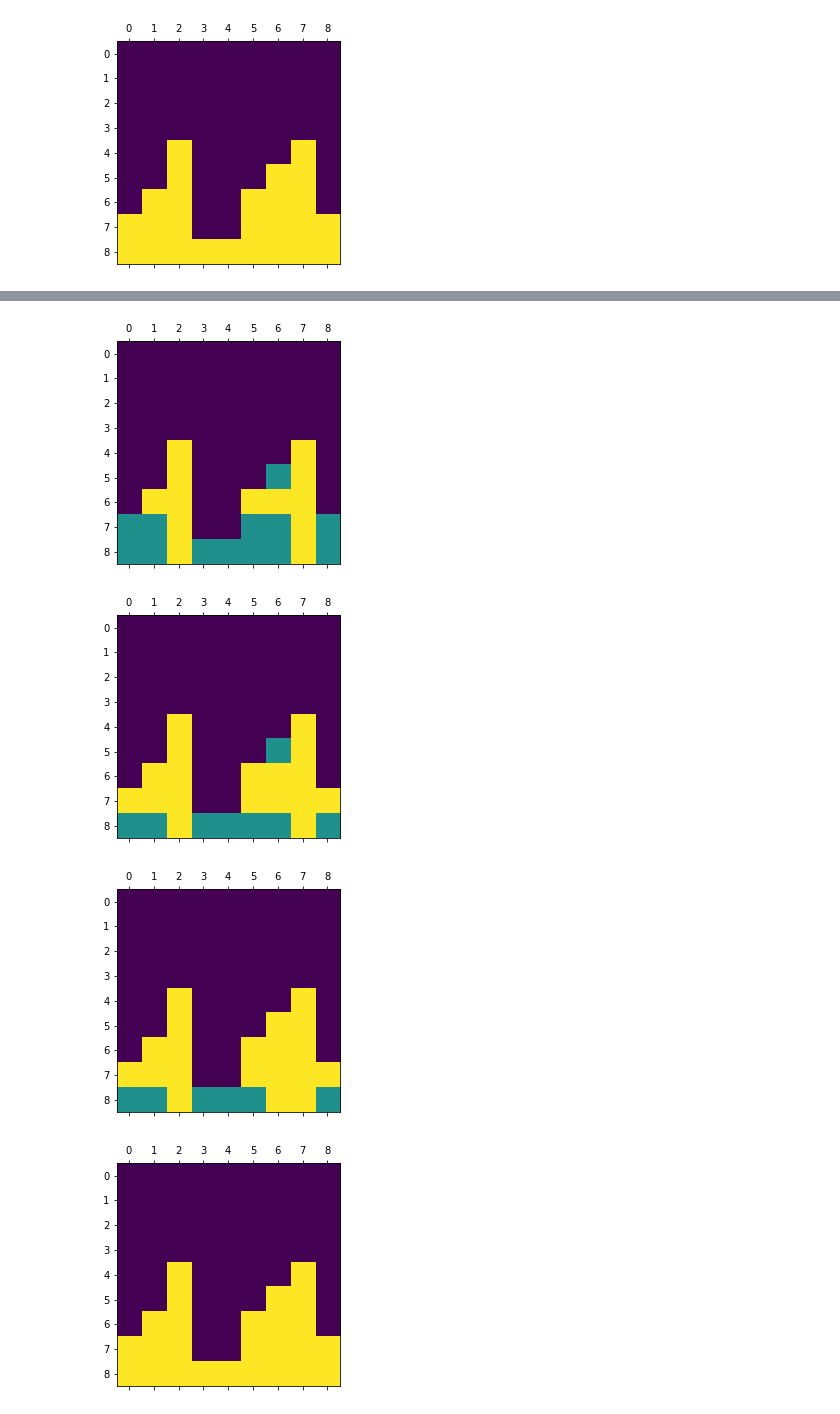
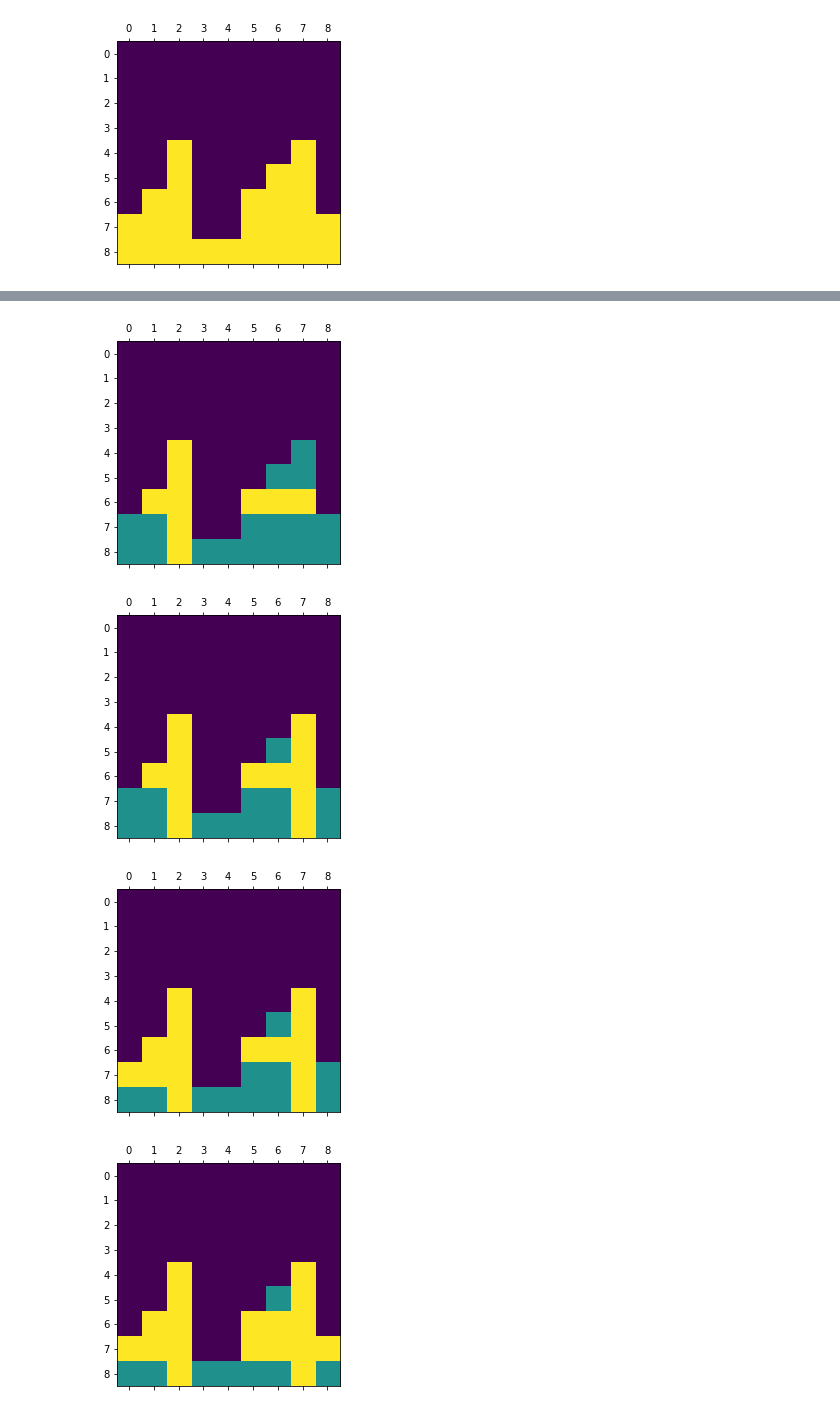
Before and after one commit to EDAII/lista6-ViniciusFerreira-IcaroPires, a Jupyter notebook: lista_6.ipynb, the cells around one changed output, grey strips where cells are left out. Drawn from its saved outputs; the diff is of its cells as text; code cells hidden in the pictures.

Commit message:
Add begin and end parameter for row execution
Signed-off-by: Vinicius Ferreira <vfbdelima@gmail.com>

```diff
--- a/lista_6.ipynb
+++ b/lista_6.ipynb
@@ -37,12 +35,12 @@ update_image(image)
 # %% [output]
 [figure]
 # %%
-def execute_commands(type_command, img_target, number):
+def execute_commands(type_command, img_target, number, begin=0, end=9):
     if type_command == 'COLUMN':
         img_target[:, number] = img_target[:, number] > 0
 
     elif type_command == 'ROW':
-        img_target[number, :] = img_target[number, :] > 0
+        img_target[number, begin:end] = img_target[number, begin:end] > 0
 
     else:
         raise ValueError('Invalid type command')
@@ -59,6 +57,14 @@ commands = [
     {
         'type_command': 'ROW',
         'number': 6,
+        'begin': 1,
+        'end': 3
+    },
+    {
+        'type_command': 'ROW',
+        'number': 6,
+        'begin': 5,
+        'end': 8
     },
     {
         'type_command': 'COLUMN',
@@ -67,6 +73,14 @@ commands = [
     {
         'type_command': 'ROW',
         'number': 7,
+        'begin': 0,
+        'end': 3
+    },
+    {
+        'type_command': 'ROW',
+        'number': 7,
+        'begin': 5,
+        'end': 9
     },
     {
         'type_command': 'COLUMN',
@@ -82,7 +96,9 @@ for command in commands:
     image = execute_commands(
         command['type_command'],
         image,
-        command['number']
+        command['number'],
+        command.get('begin', 0),
+        command.get('end', 9)
     )
     time.sleep(0.5)
     update_image(image)
@@ -92,4 +108,4 @@ for command in commands:
-[figure, old version]
+[figure, new version]
-[figure, old version]
+[figure, new version]
-[figure, old version]
+[figure, new version]
-[figure, old version]
+[figure, new version]
```
Also changed, not shown: parts of 2 cells of this notebook.
